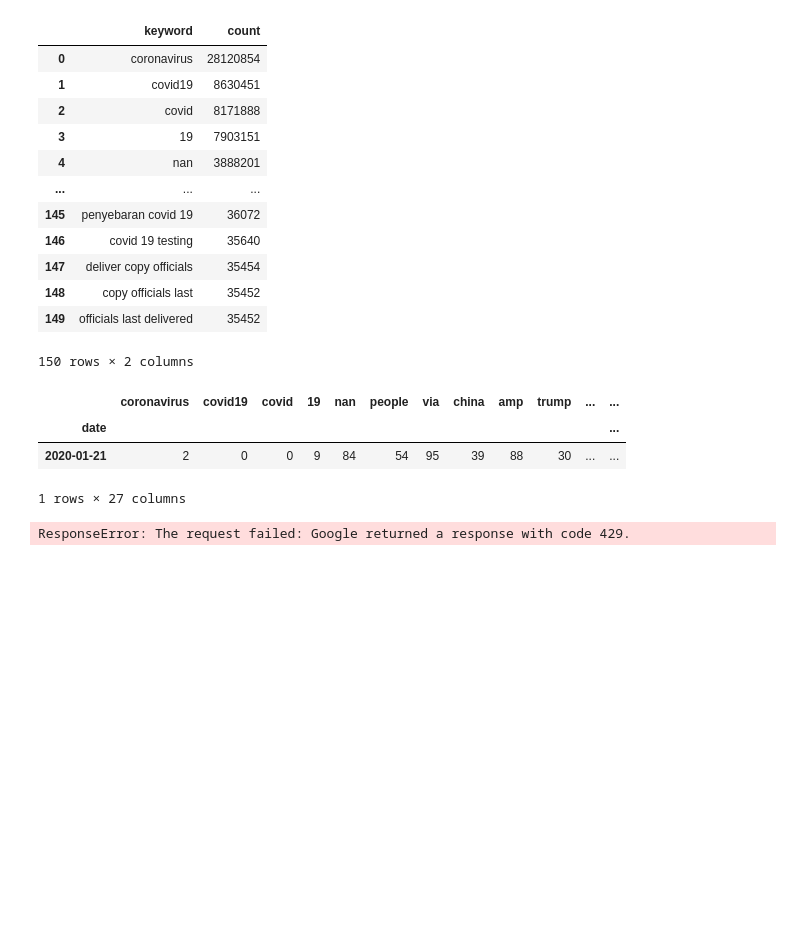
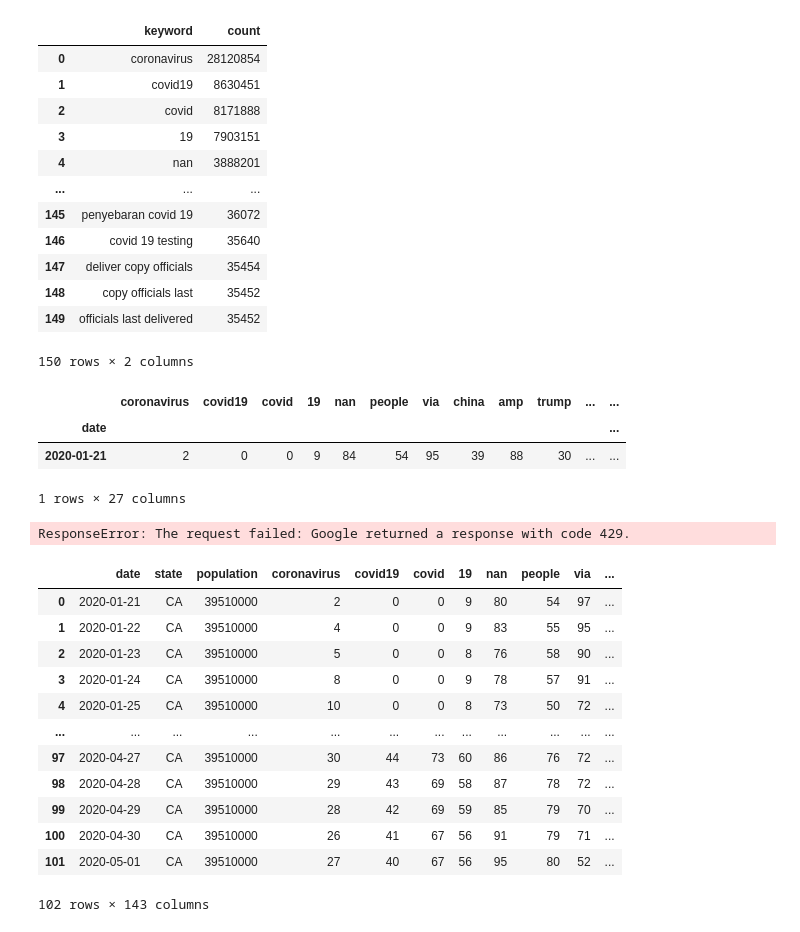
Before and after one commit to Trembleo/DS-GA-1003-Final-proj, a Jupyter notebook: code/keyword_playground.ipynb, the cells around one changed output. Cells and saved outputs as stored; diff of their text form; code cells hidden in the pictures; blank space fills up the shorter version.

```diff
--- a/code/keyword_playground.ipynb
+++ b/code/keyword_playground.ipynb
@@ -45,3 +45,22 @@ for region in region_list:
     kf.fetch_trends(kw, "2020-01-21", "2020-05-01", 'US-'+region, "../data/trends/keywords_150_US-{}.csv".format(region))
 # %% [output]
 ResponseError: The request failed: Google returned a response with code 429.
+# %%
+df1=pd.read_csv('../data/trends/keywords_150_US-CA.csv')
+df1.insert(1, "population", 39510000)
+df1.insert(1, "state", "CA")
+df1
+# %% [output]
+|  | date | state | population | coronavirus | covid19 | covid | 19 | nan | people | via | ... |
+| 0 | 2020-01-21 | CA | 39510000 | 2 | 0 | 0 | 9 | 80 | 54 | 97 | ... |
+| 1 | 2020-01-22 | CA | 39510000 | 4 | 0 | 0 | 9 | 83 | 55 | 95 | ... |
+| 2 | 2020-01-23 | CA | 39510000 | 5 | 0 | 0 | 8 | 76 | 58 | 90 | ... |
+| 3 | 2020-01-24 | CA | 39510000 | 8 | 0 | 0 | 9 | 78 | 57 | 91 | ... |
+| 4 | 2020-01-25 | CA | 39510000 | 10 | 0 | 0 | 8 | 73 | 50 | 72 | ... |
+| ... | ... | ... | ... | ... | ... | ... | ... | ... | ... | ... | ... |
+| 97 | 2020-04-27 | CA | 39510000 | 30 | 44 | 73 | 60 | 86 | 76 | 72 | ... |
+| 98 | 2020-04-28 | CA | 39510000 | 29 | 43 | 69 | 58 | 87 | 78 | 72 | ... |
+| 99 | 2020-04-29 | CA | 39510000 | 28 | 42 | 69 | 59 | 85 | 79 | 70 | ... |
+| 100 | 2020-04-30 | CA | 39510000 | 26 | 41 | 67 | 56 | 91 | 79 | 71 | ... |
+| 101 | 2020-05-01 | CA | 39510000 | 27 | 40 | 67 | 56 | 95 | 80 | 52 | ... |
+102 rows × 143 columns
```
Also changed, not shown: parts of 4 cells of this notebook, 10 other files.
